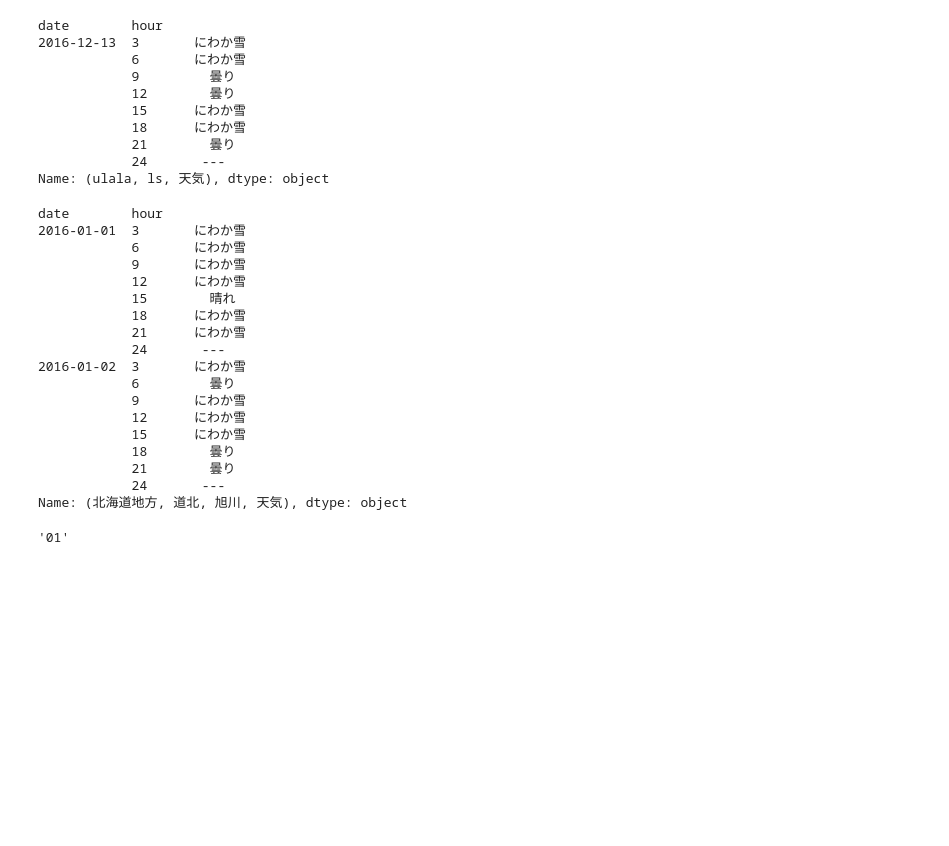
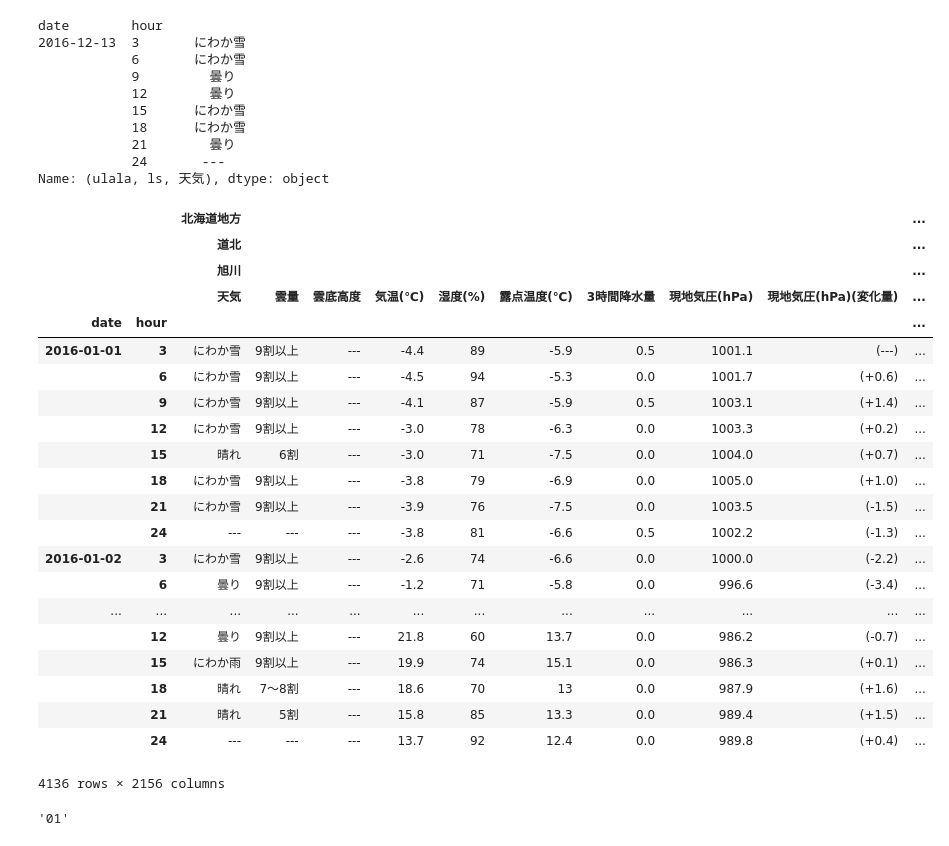
Before and after one commit to bluebread/Tenki-Library, a Jupyter notebook: crawler.ipynb, the cells around one changed output. Saved outputs shown, nothing was run; the diff lists cells and outputs as text; code cells hidden in the pictures; blank space fills up the shorter version.

Commit message:
fast v1 completed

```diff
--- a/crawler.ipynb
+++ b/crawler.ipynb
@@ -240,27 +240,31 @@ date        hour
 Name: (ulala, ls, 天気), dtype: object
 # %%
 dateparse = lambda d: datetime.strptime(d, '%Y, %m, %d')
-k = read_csv("place_weather.csv", encoding="cp932",  header=[0,1,2,3], index_col=[0,1], parse_dates=[0], date_parser=dateparse)
-k['北海道地方','道北','旭川', '天気']['2016-01-01' :'2016-01-02']
+k = read_csv("fast_place_weather.csv", encoding="cp932",  header=[0,1,2,3], index_col=[0,1], parse_dates=[0], date_parser=dateparse)
+k#['北海道地方','道北','旭川', '天気']['2016-01-01' :'2016-01-02']
 # %% [output]
+|  |  | 北海道地方 |  |  |  |  |  |  |  |  | ... |
+|  |  | 道北 |  |  |  |  |  |  |  |  | ... |
+|  |  | 旭川 |  |  |  |  |  |  |  |  | ... |
+|  |  | 天気 | 雲量 | 雲底高度 | 気温(℃) | 湿度(%) | 露点温度(℃) | 3時間降水量 | 現地気圧(hPa) | 現地気圧(hPa)(変化量) | ... |
+| date | hour |  |  |  |  |  |  |  |  |  | ... |
+| 2016-01-01 | 3 | にわか雪 | 9割以上 | --- | -4.4 | 89 | -5.9 | 0.5 | 1001.1 | (---) | ... |
+|  | 6 | にわか雪 | 9割以上 | --- | -4.5 | 94 | -5.3 | 0.0 | 1001.7 | (+0.6) | ... |
+|  | 9 | にわか雪 | 9割以上 | --- | -4.1 | 87 | -5.9 | 0.5 | 1003.1 | (+1.4) | ... |
+|  | 12 | にわか雪 | 9割以上 | --- | -3.0 | 78 | -6.3 | 0.0 | 1003.3 | (+0.2) | ... |
+|  | 15 | 晴れ | 6割 | --- | -3.0 | 71 | -7.5 | 0.0 | 1004.0 | (+0.7) | ... |
+|  | 18 | にわか雪 | 9割以上 | --- | -3.8 | 79 | -6.9 | 0.0 | 1005.0 | (+1.0) | ... |
+|  | 21 | にわか雪 | 9割以上 | --- | -3.9 | 76 | -7.5 | 0.0 | 1003.5 | (-1.5) | ... |
+|  | 24 | --- | --- | --- | -3.8 | 81 | -6.6 | 0.5 | 1002.2 | (-1.3) | ... |
+| 2016-01-02 | 3 | にわか雪 | 9割以上 | --- | -2.6 | 74 | -6.6 | 0.0 | 1000.0 | (-2.2) | ... |
+|  | 6 | 曇り | 9割以上 | --- | -1.2 | 71 | -5.8 | 0.0 | 996.6 | (-3.4) | ... |
+| ... | ... | ... | ... | ... | ... | ... | ... | ... | ... | ... | ... |
+|  | 12 | 曇り | 9割以上 | --- | 21.8 | 60 | 13.7 | 0.0 | 986.2 | (-0.7) | ... |
+|  | 15 | にわか雨 | 9割以上 | --- | 19.9 | 74 | 15.1 | 0.0 | 986.3 | (+0.1) | ... |
+|  | 18 | 晴れ | 7～8割 | --- | 18.6 | 70 | 13 | 0.0 | 987.9 | (+1.6) | ... |
+|  | 21 | 晴れ | 5割 | --- | 15.8 | 85 | 13.3 | 0.0 | 989.4 | (+1.5) | ... |
+|  | 24 | --- | --- | --- | 13.7 | 92 | 12.4 | 0.0 | 989.8 | (+0.4) | ... |
-date        hour
-2016-01-01  3       にわか雪
-            6       にわか雪
-            9       にわか雪
-            12      にわか雪
-            15        晴れ
-            18      にわか雪
-            21      にわか雪
-            24       ---
-2016-01-02  3       にわか雪
-            6         曇り
-            9       にわか雪
-            12      にわか雪
-            15      にわか雪
-            18        曇り
-            21        曇り
-            24       ---
-Name: (北海道地方, 道北, 旭川, 天気), dtype: object
+4136 rows × 2156 columns
 # %%
 concat([a,b],axis=1)[1]
 np.array(day_weather).T.shape
```
Also changed, not shown: parts of 1 cell of this notebook, 3 other files.
